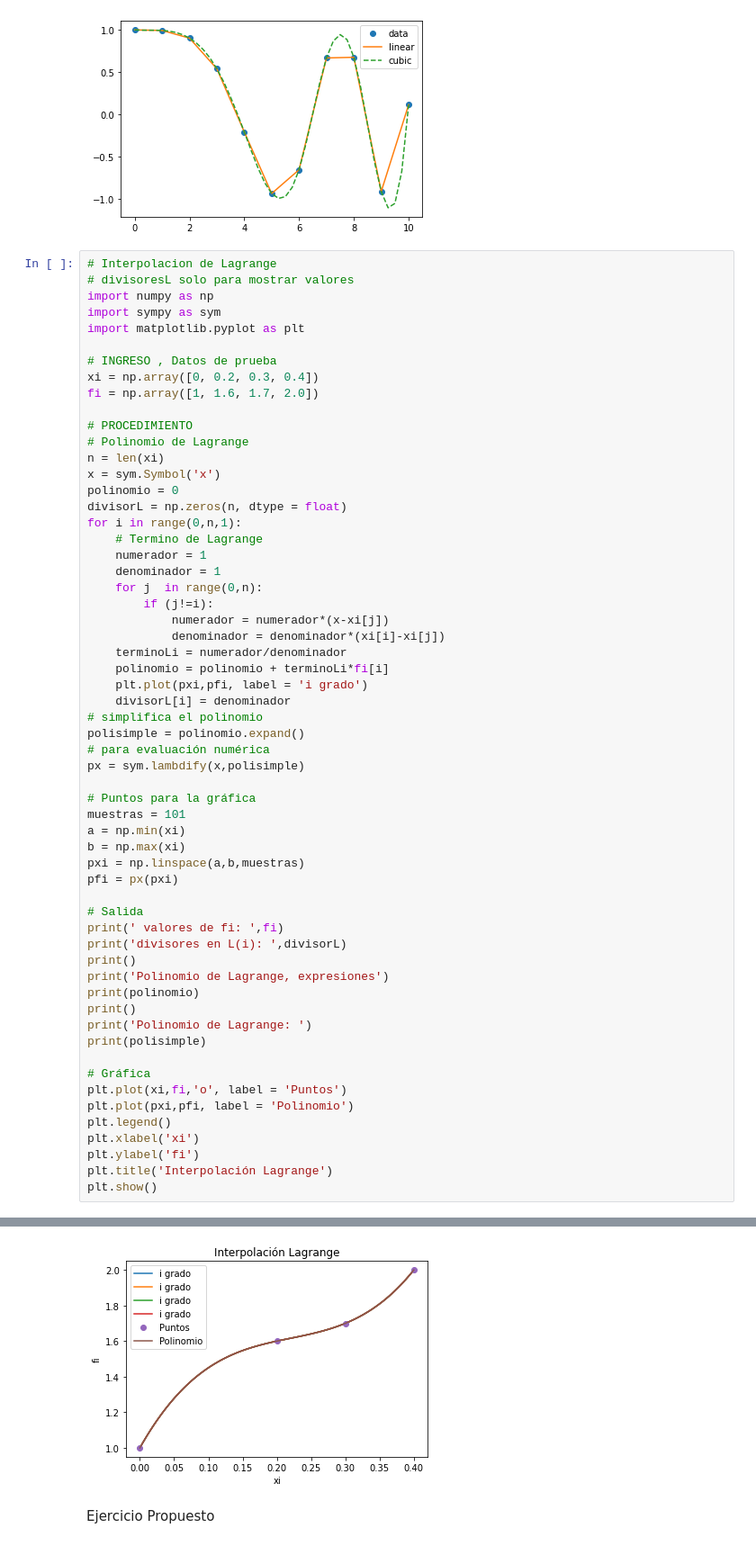
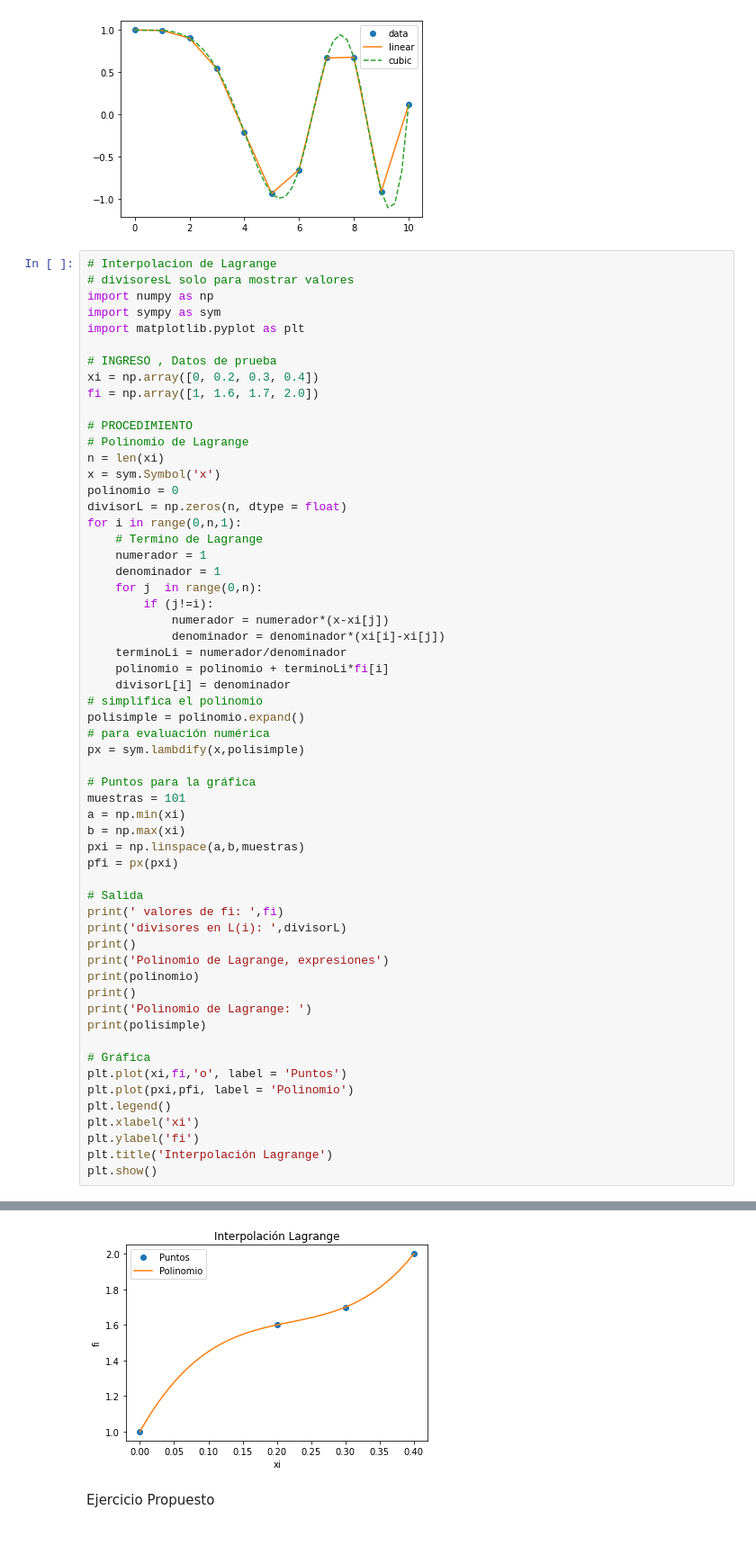
Before and after one commit to nitanilla/metodosNumericos, a Jupyter notebook: Interpolación.ipynb, the cells around one changed output, grey strips where cells are left out. Shown at 90% size. Saved outputs shown, nothing was run; the diff lists cells and outputs as text.

```diff
--- a/Interpolación.ipynb
+++ b/Interpolación.ipynb
@@ -66,7 +66,6 @@ for i in range(0,n,1):
             denominador = denominador*(xi[i]-xi[j])
     terminoLi = numerador/denominador
     polinomio = polinomio + terminoLi*fi[i]
-    plt.plot(pxi,pfi, label = 'i grado')
     divisorL[i] = denominador
 # simplifica el polinomio
 polisimple = polinomio.expand()
@@ -80,34 +79,34 @@ b = np.max(xi)
 pxi = np.linspace(a,b,muestras)
 pfi = px(pxi)
 
 # Salida
 print(' valores de fi: ',fi)
 print('divisores en L(i): ',divisorL)
 print()
 print('Polinomio de Lagrange, expresiones')
 print(polinomio)
 print()
 print('Polinomio de Lagrange: ')
 print(polisimple)
 
 # Gráfica
 plt.plot(xi,fi,'o', label = 'Puntos')
 plt.plot(pxi,pfi, label = 'Polinomio')
 plt.legend()
 plt.xlabel('xi')
 plt.ylabel('fi')
 plt.title('Interpolación Lagrange')
 plt.show()
 # %% [output]
  valores de fi:  [1.  1.6 1.7 2. ]
 divisores en L(i):  [-0.024  0.004 -0.003  0.008]
 
 Polinomio de Lagrange, expresiones
 400.0*x*(x - 0.4)*(x - 0.3) - 566.666666666667*x*(x - 0.4)*(x - 0.2) + 250.0*x*(x - 0.3)*(x - 0.2) - 41.6666666666667*(x - 0.4)*(x - 0.3)*(x - 0.2)
 
 Polinomio de Lagrange:
 41.6666666666666*x**3 - 27.5000000000001*x**2 + 6.83333333333336*x + 1.0
-[figure, old version]
+[figure, new version]
 # %% [markdown]
 Ejercicio Propuesto
 # %%
```
Also changed, not shown: parts of 1 cell of this notebook.
